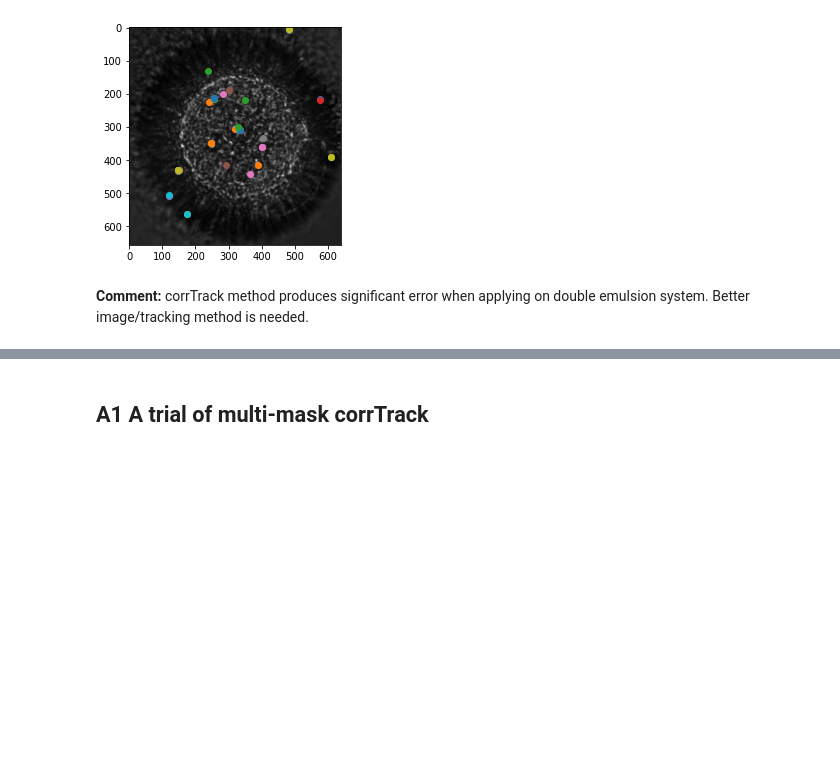
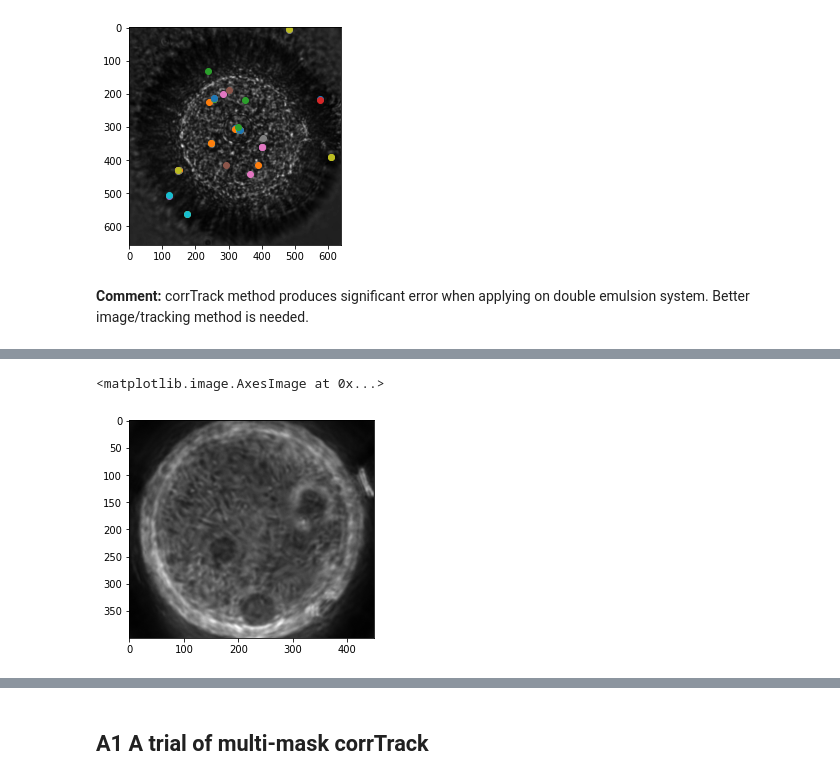
Before and after one commit to ZLoverty/Python, a Jupyter notebook: Tracking/corrTrack/corrTrack.ipynb, the cells around one changed output, grey strips where cells are left out. Drawn from its saved outputs; the diff is of its cells as text; code cells hidden in the pictures; blank space fills up the shorter version.

```diff
--- a/Tracking/corrTrack/corrTrack.ipynb
+++ b/Tracking/corrTrack/corrTrack.ipynb
@@ -124,0 +155,7 @@ for i in range(len(x)):
+# %%
+# crop the image, only include the outer drop
+imgc = img[200:600, 250:700]
+plt.imshow(imgc, cmap='gray')
+# %% [output]
+<matplotlib.image.AxesImage at 0x...>
+[figure, added]
```
Also changed, not shown: parts of 6 cells of this notebook, 4 other files.
